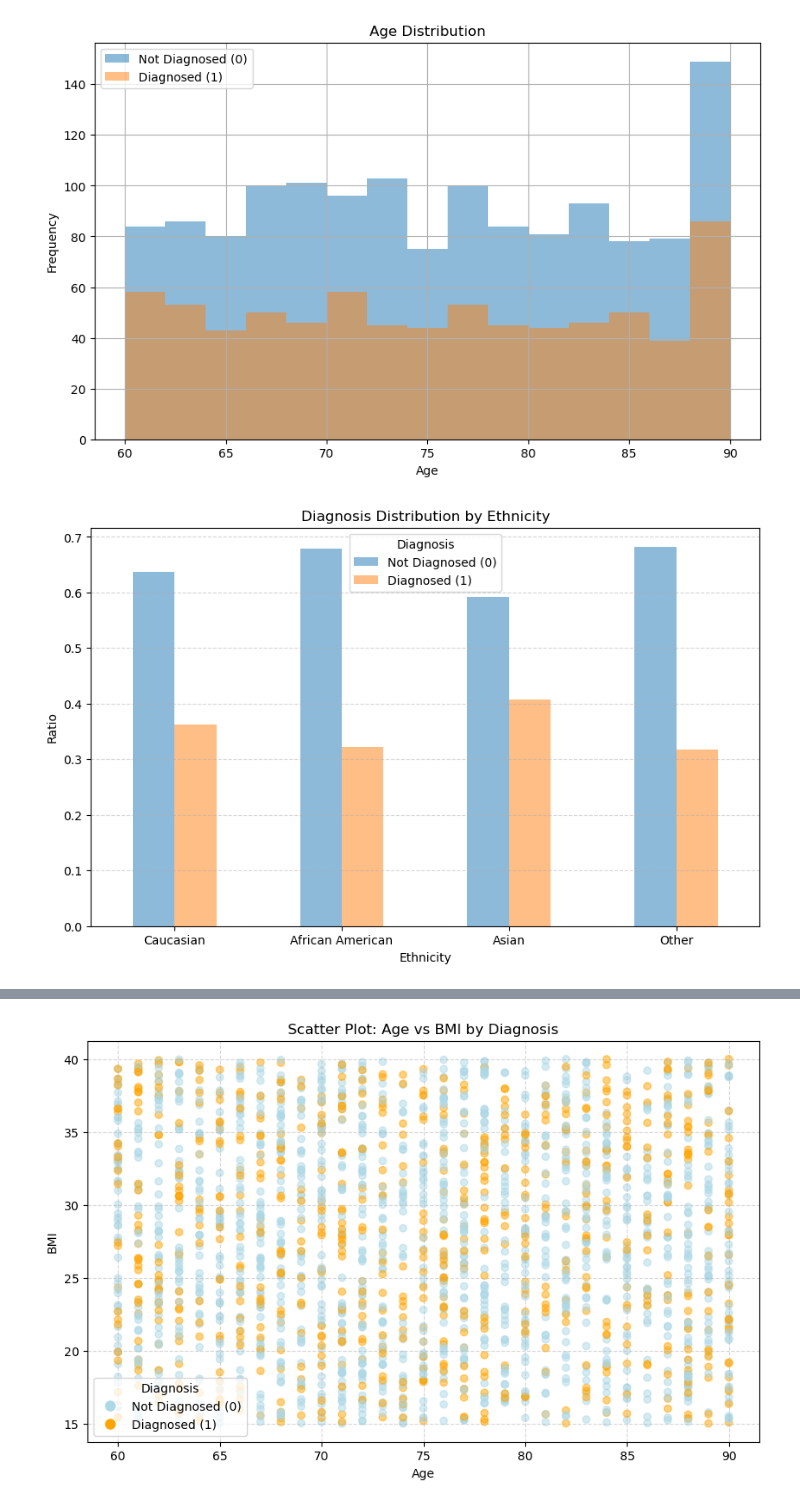
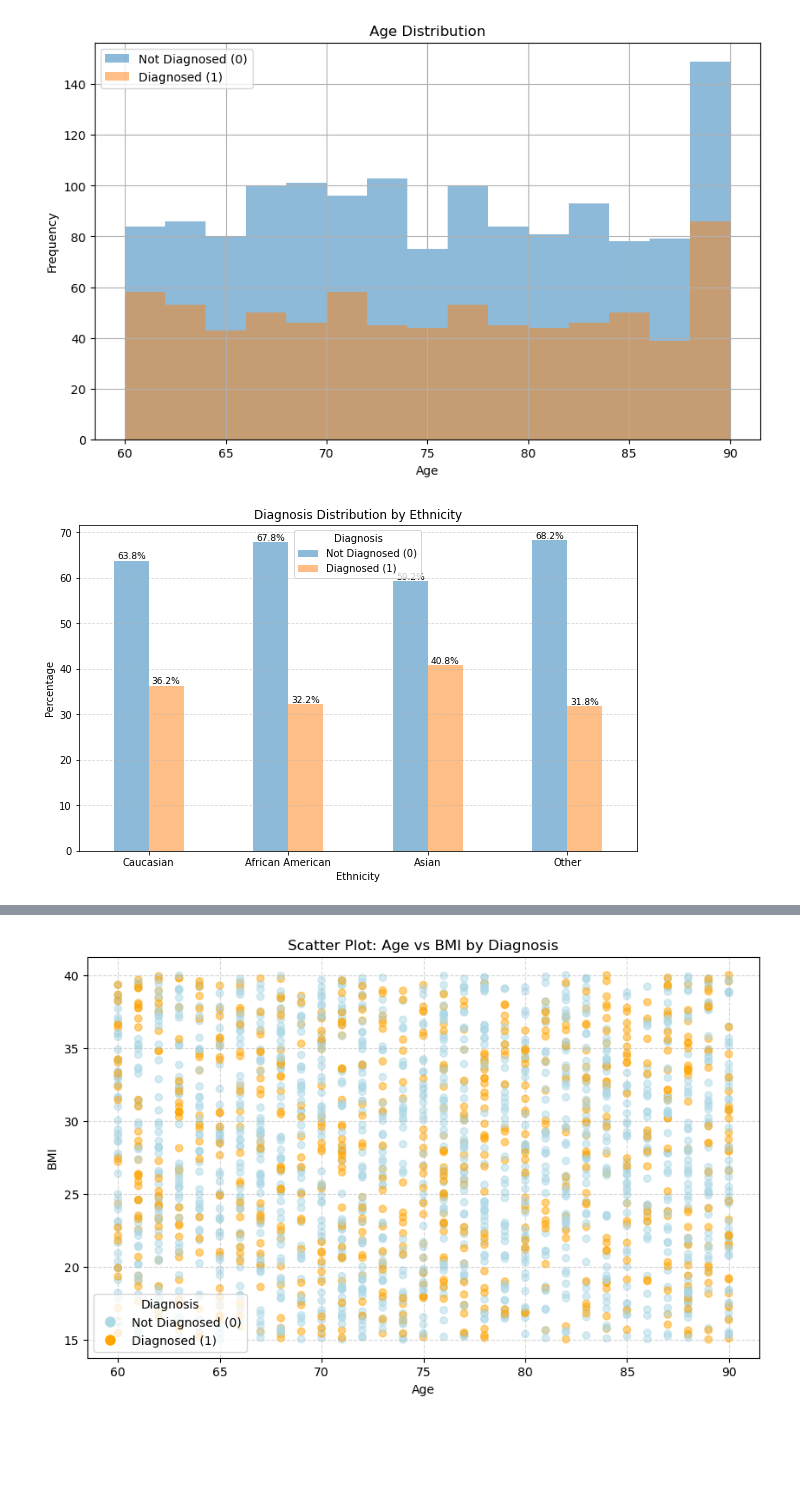
Before and after one commit to alekhyavittalam/alzheimers_diagnosis_prediction, a Jupyter notebook: alzheimers.ipynb, the cells around one changed output, grey strips where cells are left out. Saved outputs shown, nothing was run; the diff lists cells and outputs as text; code cells hidden in the pictures; blank space fills up the shorter version.

```diff
--- a/alzheimers.ipynb
+++ b/alzheimers.ipynb
@@ -184,7 +184,7 @@ import matplotlib.pyplot as plt
 
 # List of categorical variables
 categorical_groups = [
-    'Ethnicity', 'EducationLevel', 'Smoking', 'FamilyHistoryAlzheimers',
+    'Gender','Ethnicity', 'EducationLevel', 'Smoking', 'FamilyHistoryAlzheimers',
     'CardiovascularDisease', 'Diabetes', 'Depression', 'HeadInjury',
     'Hypertension', 'Confusion', 'Disorientation', 'PersonalityChanges',
     'DifficultyCompletingTasks', 'Forgetfulness'
@@ -246,11 +245,24 @@ for cat_var in categorical_groups:
 # %%
 # Plot the count of diagnoses split by gender
 gender_diagnosis_counts = df.groupby(['Gender', 'Diagnosis']).size().unstack(fill_value=0)
+pivot_percentages = gender_diagnosis_counts.div(gender_diagnosis_counts.sum(axis=1), axis=0) * 100
+
 ax = gender_diagnosis_counts.plot(kind='bar', figsize=(10, 6), alpha=0.5)
+
+# Add percentages on the bars
+for bars, diagnosis in zip(ax.containers, gender_diagnosis_counts.columns):
+    for bar, gender in zip(bars, gender_diagnosis_counts.index):
+        height = bar.get_height()
+        if height > 0:  # Only label bars with a positive height
+            percentage = pivot_percentages.loc[gender, diagnosis]
+            ax.annotate(f'{percentage:.1f}%',
+                        (bar.get_x() + bar.get_width() / 2, height),
+                        ha='center', va='bottom', fontsize=9, color='black')
 
 plt.title('Diagnosis Distribution by Gender')
 plt.xlabel('Gender')
 plt.ylabel('Count')
+ax.set_xticklabels(gender_diagnosis_counts.index)
 ax.set_xticklabels(['Male', 'Female'])
 plt.xticks(rotation=0)
 plt.legend(title='Diagnosis', labels=['Not Diagnosed (0)', 'Diagnosed (1)'])
@@ -275,17 +287,26 @@ plt.show()
 [figure]
 # %%
 # Plot the ratio of diagnoses split by ethnicity
-gender_diagnosis_counts = df.groupby(['Ethnicity', 'Diagnosis']).size().unstack(fill_value=0)
-gender_diagnosis_ratio = gender_diagnosis_counts.divide(gender_diagnosis_counts.sum(axis=1), axis=0)
-ax = gender_diagnosis_ratio.plot(kind='bar', figsize=(10, 6), alpha=0.5)
+ethnicity_diagnosis_counts = df.groupby(['Ethnicity', 'Diagnosis']).size().unstack(fill_value=0)
+ethnicity_diagnosis_ratio = ethnicity_diagnosis_counts.divide(ethnicity_diagnosis_counts.sum(axis=1), axis=0) * 100
+ax = ethnicity_diagnosis_ratio.plot(kind='bar', figsize=(10, 6), alpha=0.5)
+
+for bars, diagnosis in zip(ax.containers, ethnicity_diagnosis_counts.columns):
+    for bar, ethnicity in zip(bars, ethnicity_diagnosis_counts.index):
+        height = bar.get_height()
+        if height > 0:  # Only label bars with a positive height
+            percentage = ethnicity_diagnosis_ratio.loc[ethnicity, diagnosis]
+            ax.annotate(f'{percentage:.1f}%',
+                        (bar.get_x() + bar.get_width() / 2, height),
+                        ha='center', va='bottom', fontsize=9, color='black')
 
 plt.title('Diagnosis Distribution by Ethnicity')
 plt.xlabel('Ethnicity')
-plt.ylabel('Ratio')
+plt.ylabel('Percentage')
 ax.set_xticklabels(['Caucasian', 'African American', 'Asian', 'Other'])
 plt.xticks(rotation=0)
 plt.legend(title='Diagnosis', labels=['Not Diagnosed (0)', 'Diagnosed (1)'])
 plt.grid(axis='y', linestyle='--', alpha=0.5)
 plt.show()
 # %% [output]
-[figure, old version]
+[figure, new version]
```
Also changed, not shown: parts of 9 cells of this notebook, 1 other file.
